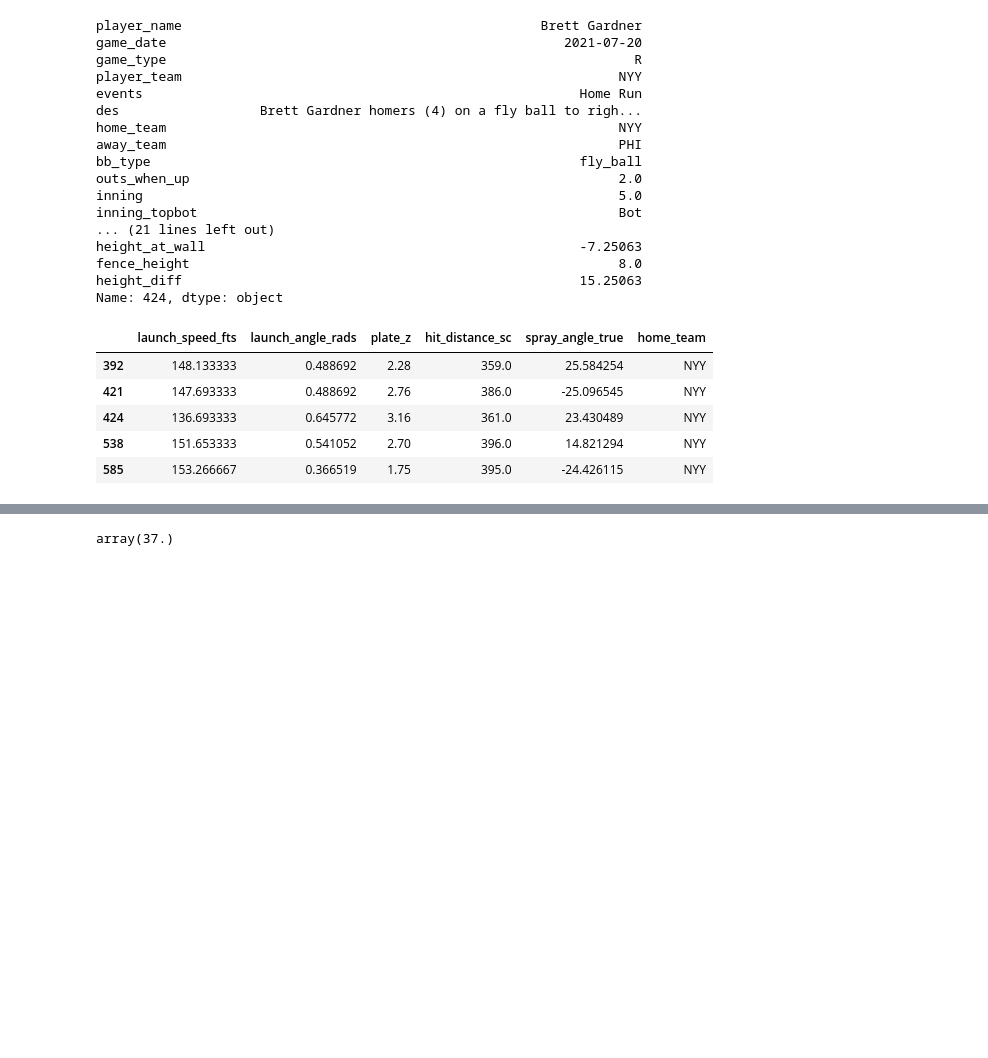
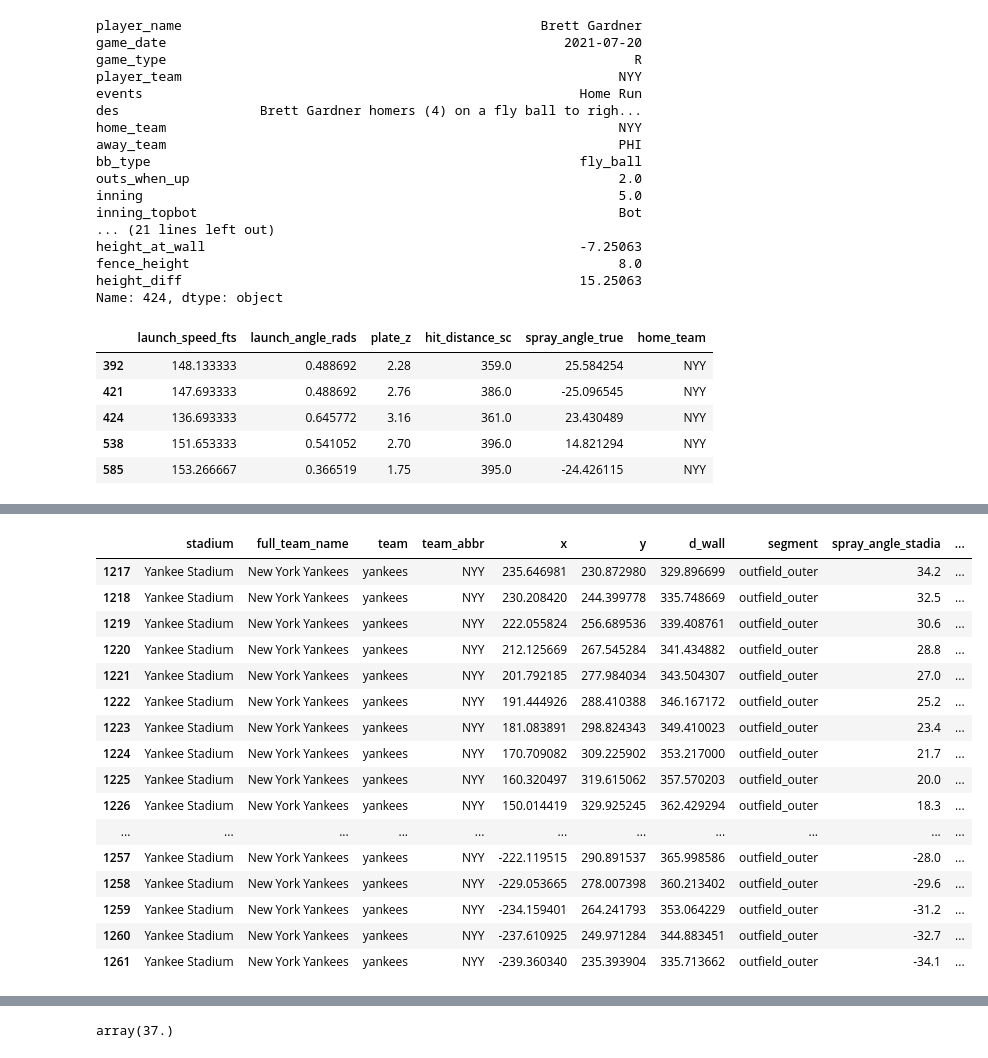
Before and after one commit to vtrudy01/YouTube-Code, a Jupyter notebook: main.ipynb, the cells around one changed output, grey strips where cells are left out. Saved outputs shown, nothing was run; the diff lists cells and outputs as text; code cells hidden in the pictures; blank space fills up the shorter version.

```diff
--- a/main.ipynb
+++ b/main.ipynb
@@ -245,3 +243,23 @@ sns.scatterplot(hits_data[(hits_data['home_team']=='NYY') & (hits_data['class']=
+# %%
+outfield_dims.query('team_abv == "NYY"')
+# %% [output]
+|  | stadium | full_team_name | team | team_abbr | x | y | d_wall | segment | spray_angle_stadia | ... |
+| 1217 | Yankee Stadium | New York Yankees | yankees | NYY | 235.646981 | 230.872980 | 329.896699 | outfield_outer | 34.2 | ... |
+| 1218 | Yankee Stadium | New York Yankees | yankees | NYY | 230.208420 | 244.399778 | 335.748669 | outfield_outer | 32.5 | ... |
+| 1219 | Yankee Stadium | New York Yankees | yankees | NYY | 222.055824 | 256.689536 | 339.408761 | outfield_outer | 30.6 | ... |
+| 1220 | Yankee Stadium | New York Yankees | yankees | NYY | 212.125669 | 267.545284 | 341.434882 | outfield_outer | 28.8 | ... |
+| 1221 | Yankee Stadium | New York Yankees | yankees | NYY | 201.792185 | 277.984034 | 343.504307 | outfield_outer | 27.0 | ... |
+| 1222 | Yankee Stadium | New York Yankees | yankees | NYY | 191.444926 | 288.410388 | 346.167172 | outfield_outer | 25.2 | ... |
+| 1223 | Yankee Stadium | New York Yankees | yankees | NYY | 181.083891 | 298.824343 | 349.410023 | outfield_outer | 23.4 | ... |
+| 1224 | Yankee Stadium | New York Yankees | yankees | NYY | 170.709082 | 309.225902 | 353.217000 | outfield_outer | 21.7 | ... |
+| 1225 | Yankee Stadium | New York Yankees | yankees | NYY | 160.320497 | 319.615062 | 357.570203 | outfield_outer | 20.0 | ... |
+| 1226 | Yankee Stadium | New York Yankees | yankees | NYY | 150.014419 | 329.925245 | 362.429294 | outfield_outer | 18.3 | ... |
+| ... | ... | ... | ... | ... | ... | ... | ... | ... | ... | ... |
+| 1257 | Yankee Stadium | New York Yankees | yankees | NYY | -222.119515 | 290.891537 | 365.998586 | outfield_outer | -28.0 | ... |
+| 1258 | Yankee Stadium | New York Yankees | yankees | NYY | -229.053665 | 278.007398 | 360.213402 | outfield_outer | -29.6 | ... |
+| 1259 | Yankee Stadium | New York Yankees | yankees | NYY | -234.159401 | 264.241793 | 353.064229 | outfield_outer | -31.2 | ... |
+| 1260 | Yankee Stadium | New York Yankees | yankees | NYY | -237.610925 | 249.971284 | 344.883451 | outfield_outer | -32.7 | ... |
+| 1261 | Yankee Stadium | New York Yankees | yankees | NYY | -239.360340 | 235.393904 | 335.713662 | outfield_outer | -34.1 | ... |
 # %%
 from scipy.interpolate import make_interp_spline
 
```
Also changed, not shown: parts of 6 cells of this notebook.
